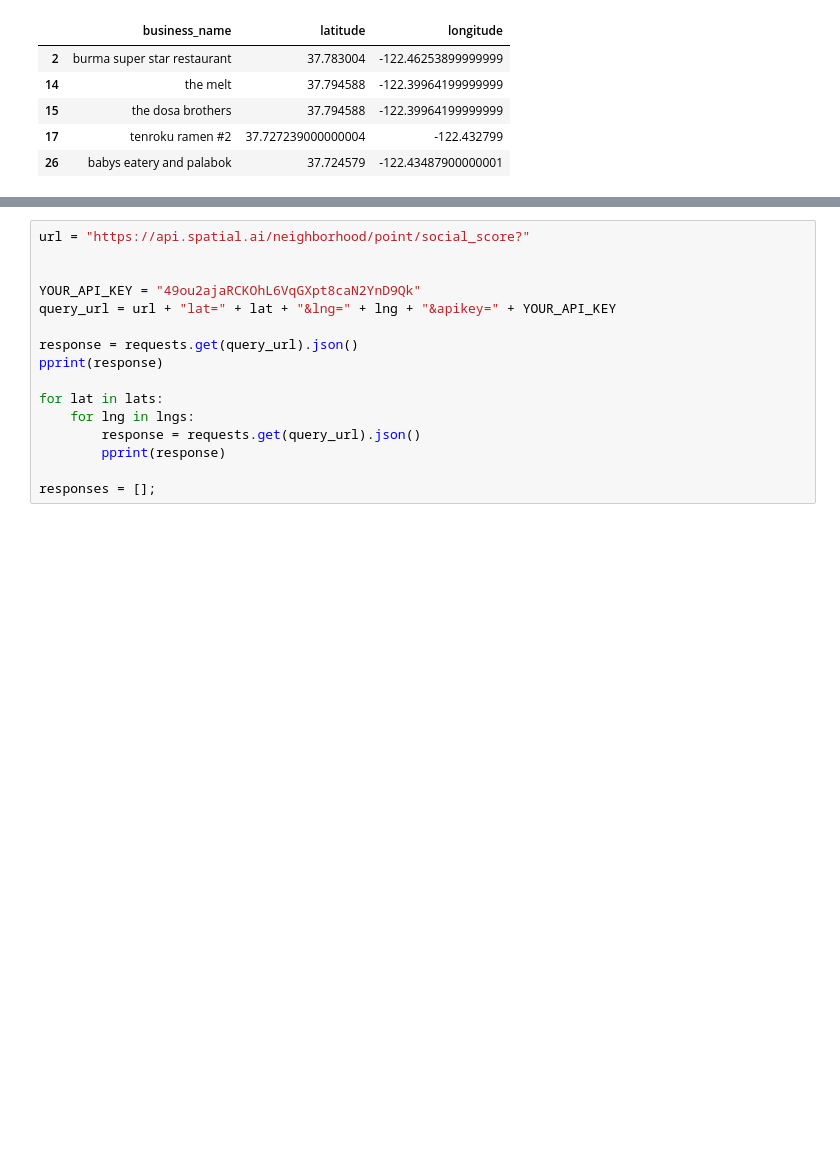
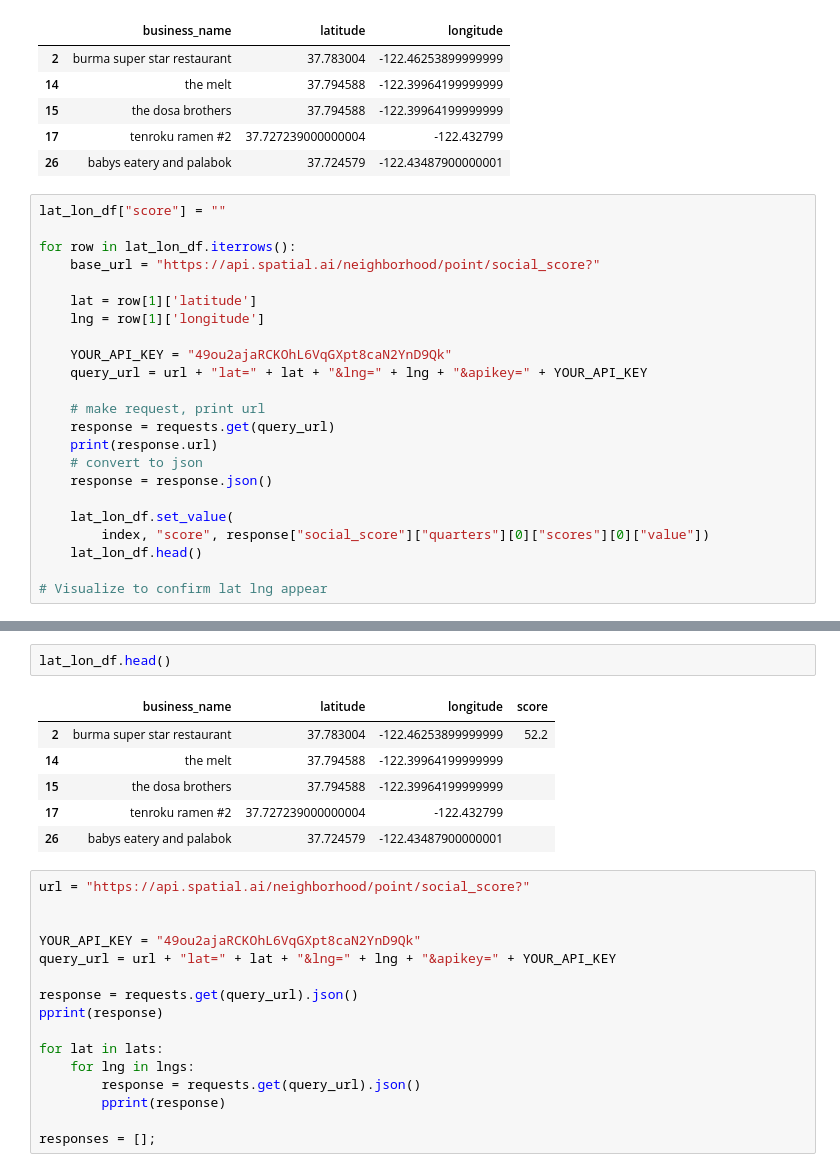
Before and after one commit to dtang29/final-project-ml, a Jupyter notebook: Resources/Jupyter Notebooks/Untitled.ipynb, the cells around one changed output, grey strips where cells are left out. Saved outputs shown, nothing was run; the diff lists cells and outputs as text; blank space fills up the shorter version.

```diff
--- a/Resources/Jupyter Notebooks/Untitled.ipynb
+++ b/Resources/Jupyter Notebooks/Untitled.ipynb
@@ -22,3 +22,26 @@ lat_lon_df.head()
 | 15 | the dosa brothers | 37.794588 | -122.39964199999999 |
 | 17 | tenroku ramen #2 | 37.727239000000004 | -122.432799 |
 | 26 | babys eatery and palabok | 37.724579 | -122.43487900000001 |
+# %%
+lat_lon_df["score"] = ""
+
+for row in lat_lon_df.iterrows():
+    base_url = "https://api.spatial.ai/neighborhood/point/social_score?"
+
+    lat = row[1]['latitude']
+    lng = row[1]['longitude']
+
+    YOUR_API_KEY = "49ou2ajaRCKOhL6VqGXpt8caN2YnD9Qk"
+    query_url = url + "lat=" + lat + "&lng=" + lng + "&apikey=" + YOUR_API_KEY
+
+    # make request, print url
+    response = requests.get(query_url)
+    print(response.url)
+    # convert to json
+    response = response.json()
+
+    lat_lon_df.set_value(
+        index, "score", response["social_score"]["quarters"][0]["scores"][0]["value"])
+    lat_lon_df.head()
+
+# Visualize to confirm lat lng appear
@@ -25,3 +59,12 @@ lat_lon_df.head()
+# %%
+lat_lon_df.head()
+# %% [output]
+|  | business_name | latitude | longitude | score |
+| 2 | burma super star restaurant | 37.783004 | -122.46253899999999 | 52.2 |
+| 14 | the melt | 37.794588 | -122.39964199999999 |  |
+| 15 | the dosa brothers | 37.794588 | -122.39964199999999 |  |
+| 17 | tenroku ramen #2 | 37.727239000000004 | -122.432799 |  |
+| 26 | babys eatery and palabok | 37.724579 | -122.43487900000001 |  |
 # %%
 url = "https://api.spatial.ai/neighborhood/point/social_score?"
 
```
Also changed, not shown: parts of 2 cells of this notebook, 1 other file.
